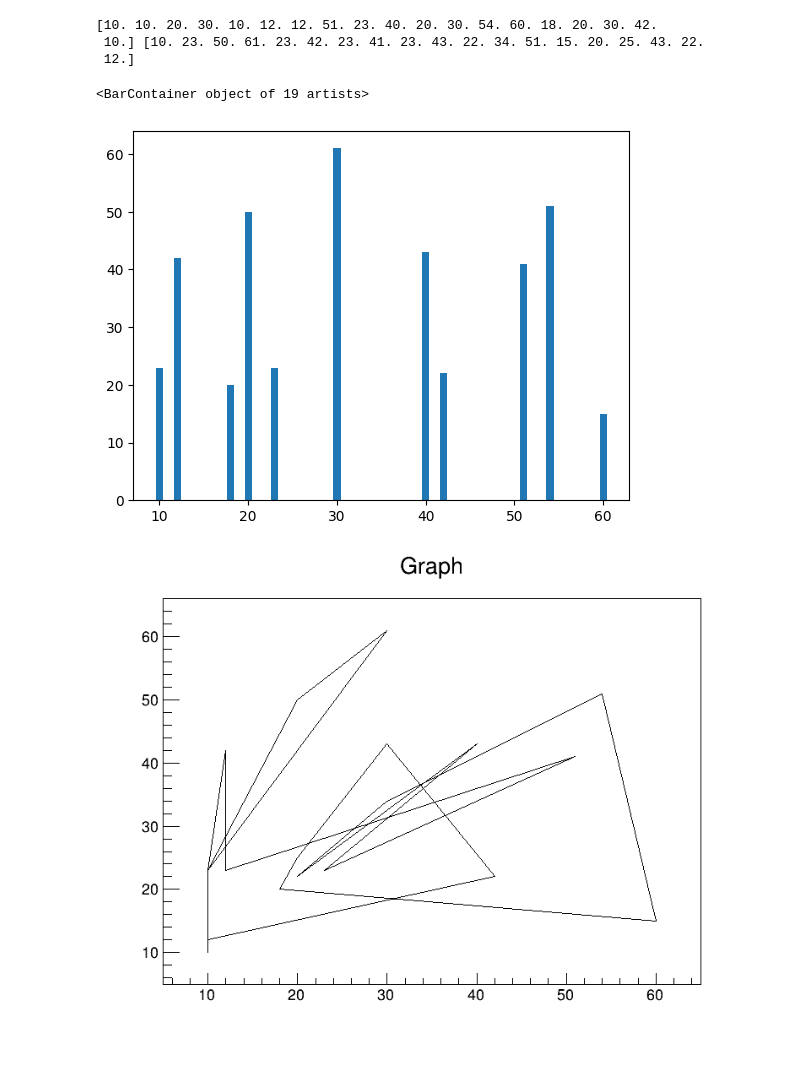
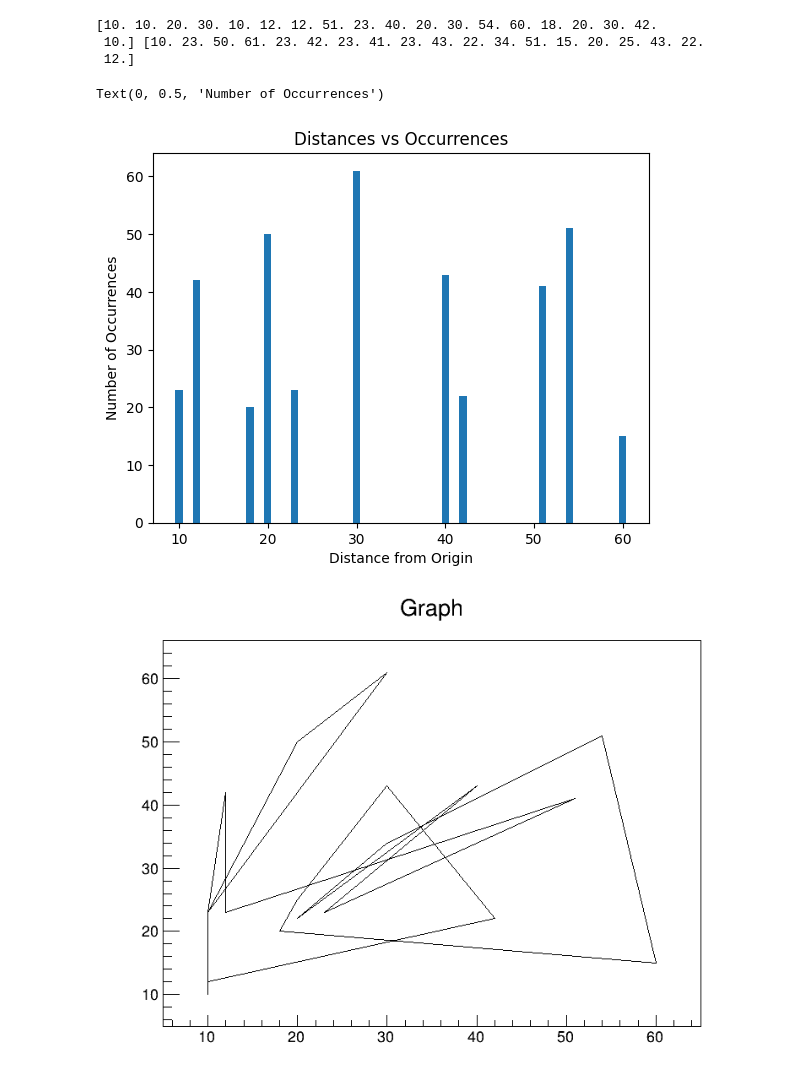
Before and after one commit to navaneethsrinath/RootPractice, a Jupyter notebook: cosmicraypractice.ipynb, the cells around one changed output. Cells and saved outputs as stored; diff of their text form; code cells hidden in the pictures; blank space fills up the shorter version.

Commit message:
Slight edits with pyplot graph

```diff
--- a/cosmicraypractice.ipynb
+++ b/cosmicraypractice.ipynb
@@ -81,11 +90,14 @@ print(x,y)
 [10. 10. 20. 30. 10. 12. 12. 51. 23. 40. 20. 30. 54. 60. 18. 20. 30. 42.
  10.] [10. 23. 50. 61. 23. 42. 23. 41. 23. 43. 22. 34. 51. 15. 20. 25. 43. 22.
  12.]
-# %%
-plt.bar(x,y)
-# %% [output]
-<BarContainer object of 19 artists>
-[figure, removed]
+# %%
+plt.bar(x,y)
+plt.title("Distances vs Occurrences")
+plt.xlabel("Distance from Origin")
+plt.ylabel("Number of Occurrences")
+# %% [output]
+Text(0, 0.5, 'Number of Occurrences')
+[figure, added]
 # %%
 gr = ROOT.TGraph(len(x), x, y)
 # %%
```
Also changed, not shown: parts of 3 cells of this notebook.
